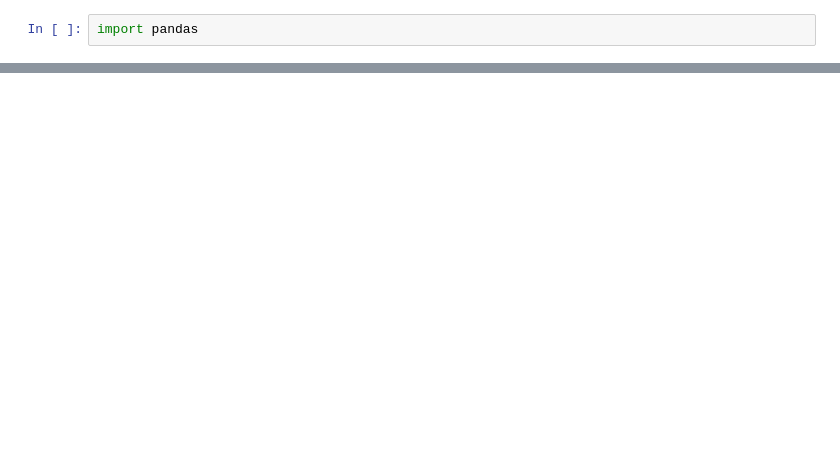
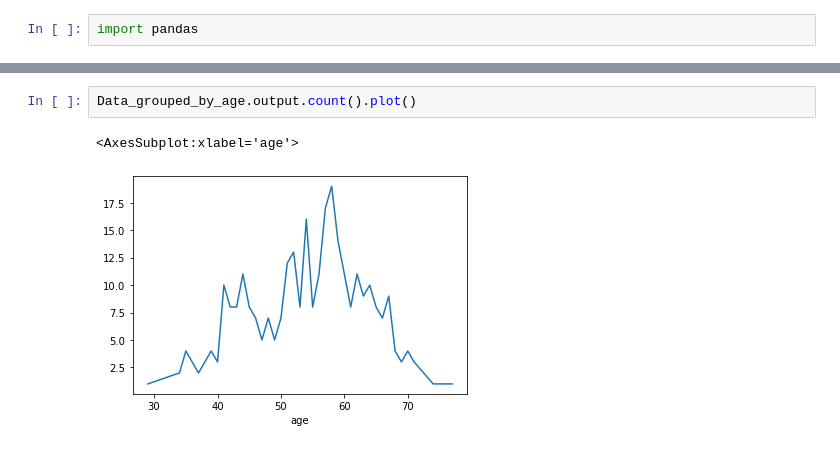
Before and after one commit to Blitzbert/HearAttackAnalysis, a Jupyter notebook: DataAnalysis.ipynb, the cells around one changed output, grey strips where cells are left out. Saved outputs shown, nothing was run; the diff lists cells and outputs as text; blank space fills up the shorter version.

```diff
--- a/DataAnalysis.ipynb
+++ b/DataAnalysis.ipynb
@@ -34,0 +60,5 @@ x.describe()
+# %%
+Data_grouped_by_age.output.count().plot()
+# %% [output]
+<AxesSubplot:xlabel='age'>
+[figure, added]
```
Also changed, not shown: parts of 11 cells of this notebook.
